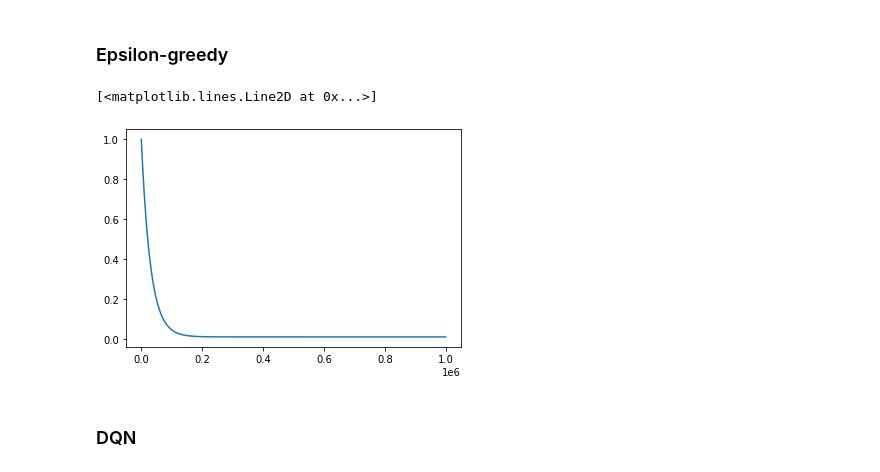
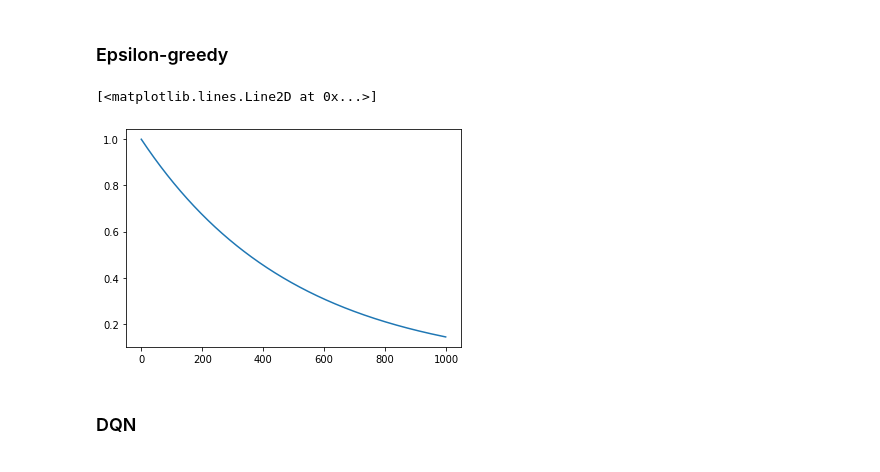
Before and after one commit to PotapovaSofia/NextBestViewRL, a Jupyter notebook: 3DDL-fixes.ipynb, the cells around one changed output. Saved outputs shown, nothing was run; the diff lists cells and outputs as text; code cells hidden in the pictures.

```diff
--- a/3DDL-fixes.ipynb
+++ b/3DDL-fixes.ipynb
@@ -393,15 +393,15 @@ class ReplayBuffer(object):
 # %%
 epsilon_start = 1.0
 epsilon_final = 0.01
-epsilon_decay = 30000
+epsilon_decay = 500
 
 epsilon_by_frame = lambda frame_idx: epsilon_final + (epsilon_start - epsilon_final) * \
         math.exp(-1. * frame_idx / epsilon_decay)
 
-plt.plot([epsilon_by_frame(i) for i in range(1000000)])
+plt.plot([epsilon_by_frame(i) for i in range(1000)])
 # %% [output]
 [<matplotlib.lines.Line2D at 0x...>]
-[figure, old version]
+[figure, new version]
 # %% [markdown]
 ### DQN
 # %%
```
Also changed, not shown: parts of 19 cells of this notebook.
